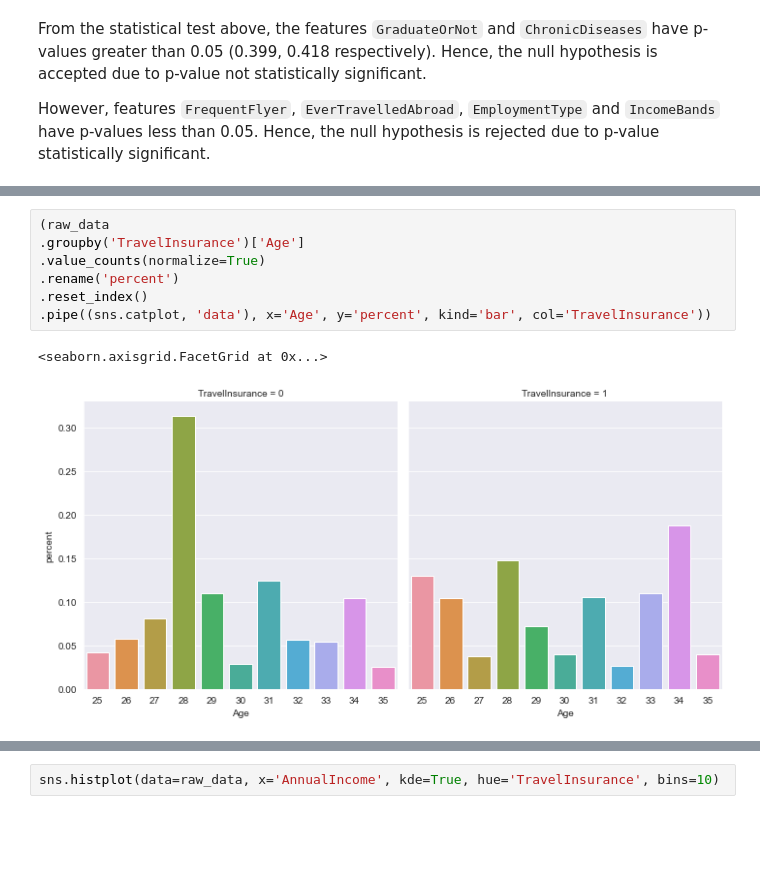
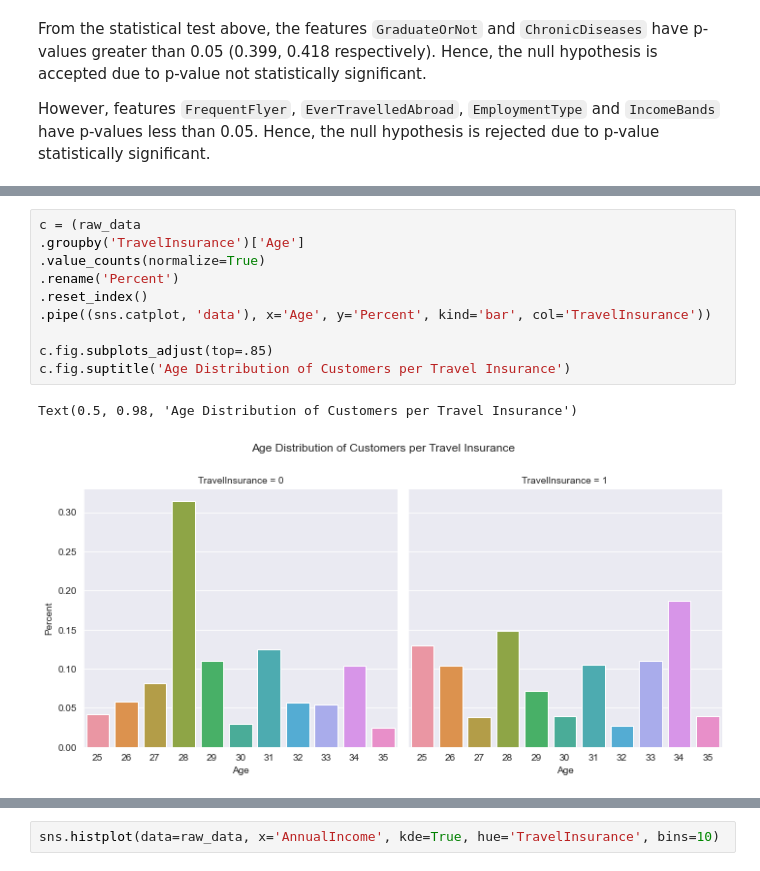
Before and after one commit to ade-mola/travel_insurance_analysis, a Jupyter notebook: notebooks/travel_insurance_analysis.ipynb, the cells around one changed output, grey strips where cells are left out. Cells and saved outputs as stored; diff of their text form; blank space fills up the shorter version.

```diff
--- a/notebooks/travel_insurance_analysis.ipynb
+++ b/notebooks/travel_insurance_analysis.ipynb
@@ -133,10 +157,13 @@ sns.histplot(data=raw_data, x='Age', hue='TravelInsurance', bins=10, element='po
 # %%
-(raw_data
+c = (raw_data
 .groupby('TravelInsurance')['Age']
 .value_counts(normalize=True)
-.rename('percent')
+.rename('Percent')
 .reset_index()
-.pipe((sns.catplot, 'data'), x='Age', y='percent', kind='bar', col='TravelInsurance'))
+.pipe((sns.catplot, 'data'), x='Age', y='Percent', kind='bar', col='TravelInsurance'))
+
+c.fig.subplots_adjust(top=.85)
+c.fig.suptitle('Age Distribution of Customers per Travel Insurance')
 # %% [output]
-<seaborn.axisgrid.FacetGrid at 0x...>
+Text(0.5, 0.98, 'Age Distribution of Customers per Travel Insurance')
-[figure, old version]
+[figure, new version]
```
Also changed, not shown: parts of 40 cells of this notebook.
